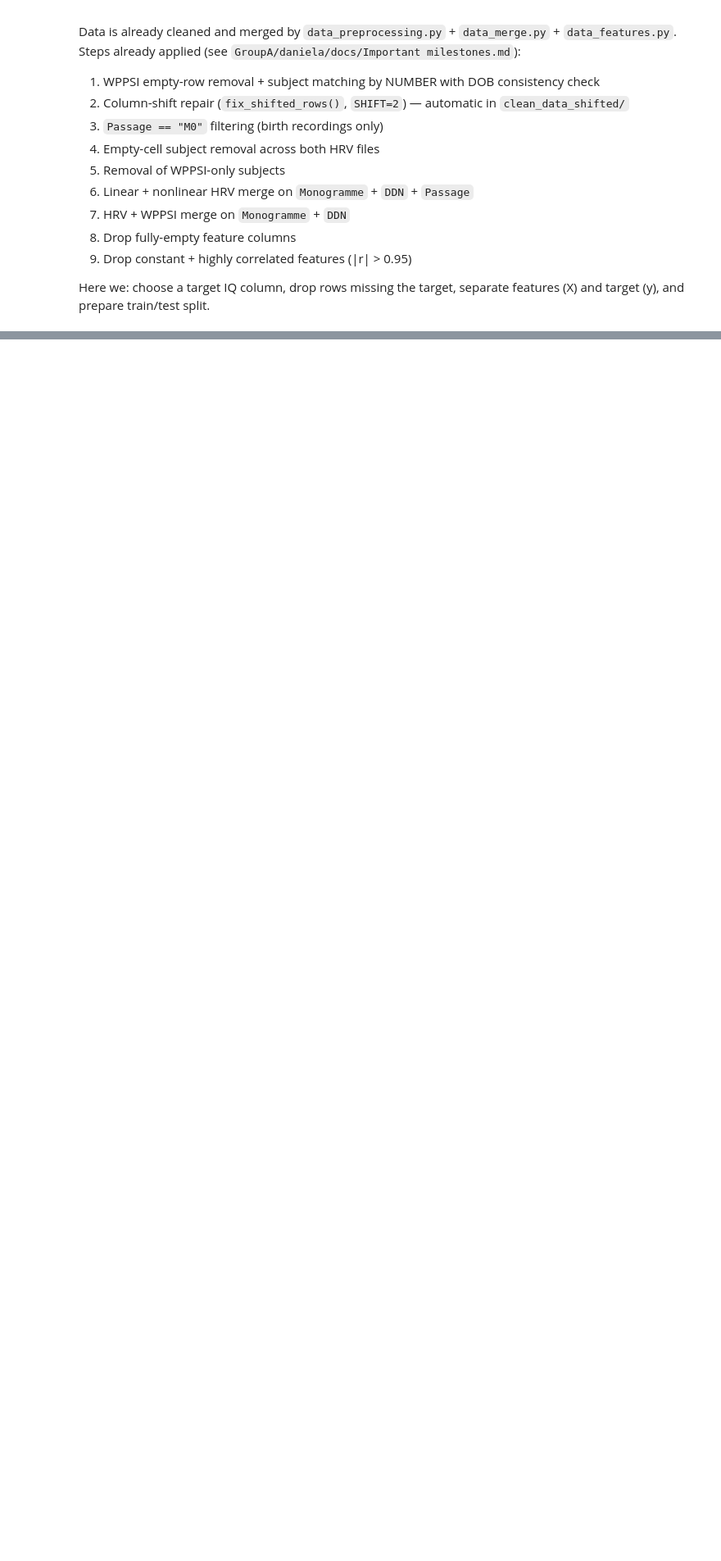
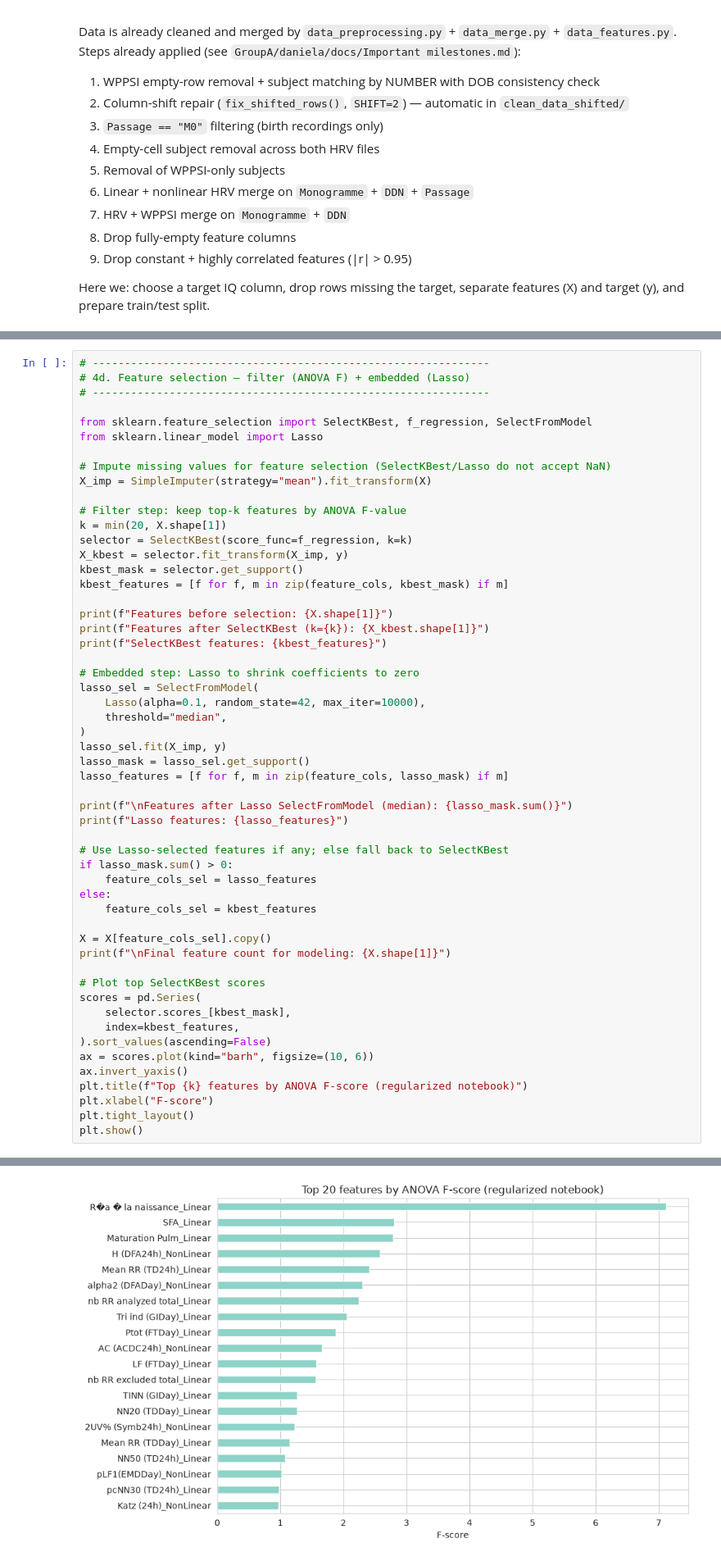
Before and after one commit to 1p0tato1/FSIQ-from-ECG, a Jupyter notebook: GroupA/daniela/regularizedModels.ipynb, the cells around one changed output, grey strips where cells are left out. Shown at 82% size. Saved outputs shown, nothing was run; the diff lists cells and outputs as text; blank space fills up the shorter version.

```diff
--- a/GroupA/daniela/regularizedModels.ipynb
+++ b/GroupA/daniela/regularizedModels.ipynb
@@ -190,0 +232,55 @@ print(f"Target mean: {y.mean():.2f}, SD: {y.std():.2f}")
+# %%
+# --------------------------------------------------------------
+# 4d. Feature selection — filter (ANOVA F) + embedded (Lasso)
+# --------------------------------------------------------------
+
+from sklearn.feature_selection import SelectKBest, f_regression, SelectFromModel
+from sklearn.linear_model import Lasso
+
+# Impute missing values for feature selection (SelectKBest/Lasso do not accept NaN)
+X_imp = SimpleImputer(strategy="mean").fit_transform(X)
+
+# Filter step: keep top-k features by ANOVA F-value
+k = min(20, X.shape[1])
+selector = SelectKBest(score_func=f_regression, k=k)
+X_kbest = selector.fit_transform(X_imp, y)
+kbest_mask = selector.get_support()
+kbest_features = [f for f, m in zip(feature_cols, kbest_mask) if m]
+
+print(f"Features before selection: {X.shape[1]}")
+print(f"Features after SelectKBest (k={k}): {X_kbest.shape[1]}")
+print(f"SelectKBest features: {kbest_features}")
+
+# Embedded step: Lasso to shrink coefficients to zero
+lasso_sel = SelectFromModel(
+    Lasso(alpha=0.1, random_state=42, max_iter=10000),
+    threshold="median",
+)
+lasso_sel.fit(X_imp, y)
+lasso_mask = lasso_sel.get_support()
+lasso_features = [f for f, m in zip(feature_cols, lasso_mask) if m]
+
+print(f"\nFeatures after Lasso SelectFromModel (median): {lasso_mask.sum()}")
+print(f"Lasso features: {lasso_features}")
+
+# Use Lasso-selected features if any; else fall back to SelectKBest
+if lasso_mask.sum() > 0:
+    feature_cols_sel = lasso_features
+else:
+    feature_cols_sel = kbest_features
+
+X = X[feature_cols_sel].copy()
+print(f"\nFinal feature count for modeling: {X.shape[1]}")
+
+# Plot top SelectKBest scores
+scores = pd.Series(
+    selector.scores_[kbest_mask],
+    index=kbest_features,
+).sort_values(ascending=False)
+ax = scores.plot(kind="barh", figsize=(10, 6))
+ax.invert_yaxis()
+plt.title(f"Top {k} features by ANOVA F-score (regularized notebook)")
+plt.xlabel("F-score")
+plt.tight_layout()
+plt.show()
+# %% [output]
@@ -191,3 +295,4 @@ print(f"Target mean: {y.mean():.2f}, SD: {y.std():.2f}")
+[figure, added]
 # %% [markdown]
 ## 5. Model Selection & Training
 
```
Also changed, not shown: parts of 8 cells of this notebook, 3 other files.
